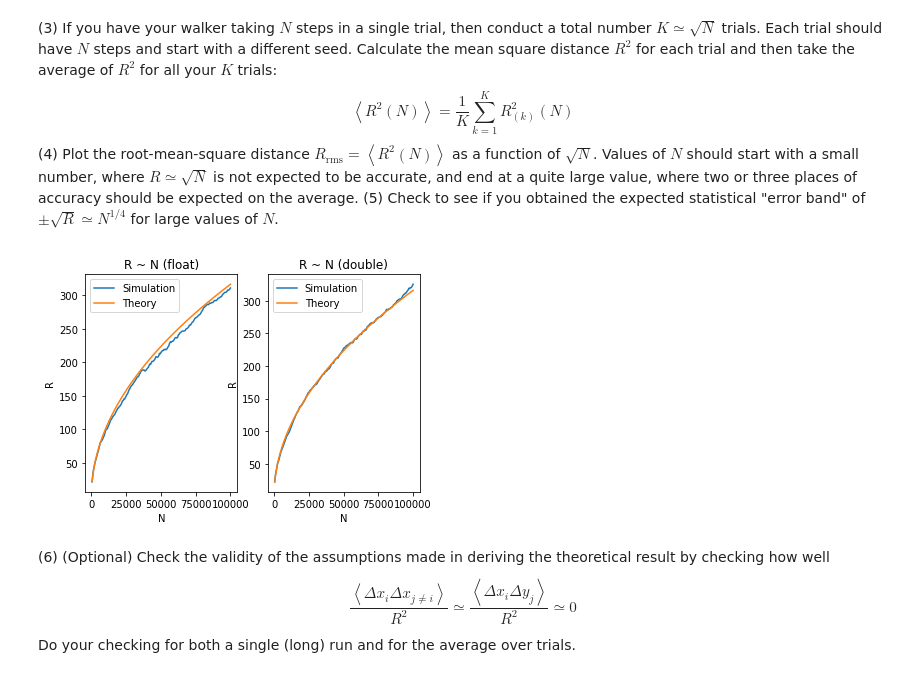
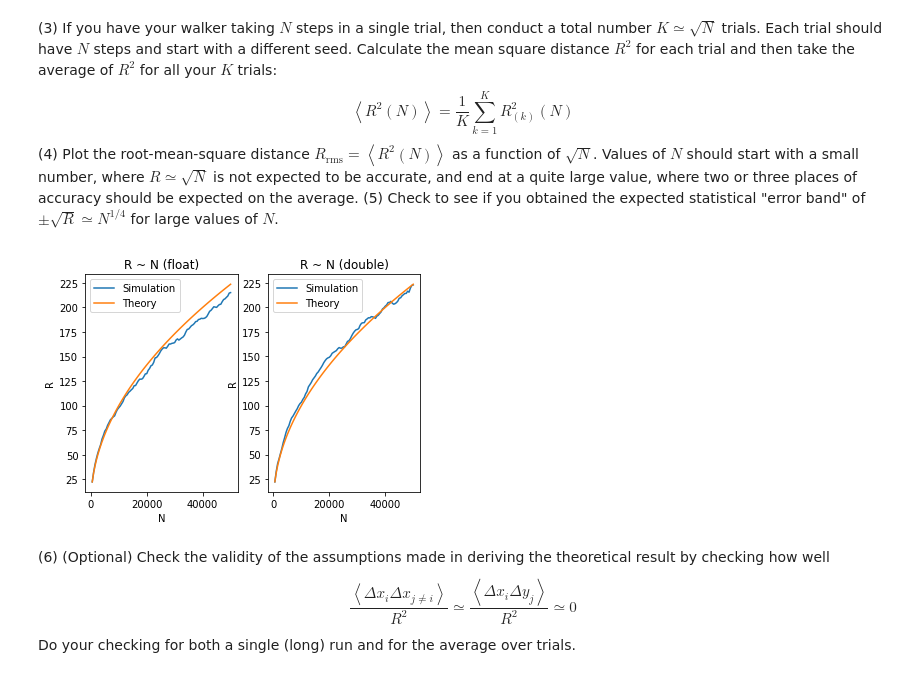
Before and after one commit to Little-old-brother-team/GroupWork, a Jupyter notebook: Week16/Week16.ipynb, the cells around one changed output. Cells and saved outputs as stored; diff of their text form; code cells hidden in the pictures.

```diff
--- a/Week16/Week16.ipynb
+++ b/Week16/Week16.ipynb
@@ -204,35 +204,35 @@ def VarianceSimulator2D(N_start, N_end, N_step, dtype=np.float32):
     return R**(1/2)
 
 
 N_start = 500
 N_step = 500
-N_end = 100000
+N_end = 50000
 exp_num = (N_end - N_start) // N_step + 1
 N_space = np.linspace(N_start, N_end, exp_num)
 
 plt.figure()
 plt.subplot(121)
 R_float = VarianceSimulator2D(N_start, N_end, N_step, np.float32)
 plt.title("R ~ N (float)")
 plt.plot(N_space, R_float, label='Simulation')
 plt.plot(N_space, N_space**(1/2), label='Theory')
 plt.xlabel("N")
 plt.ylabel("R")
 plt.legend()
 
 plt.subplot(122)
 R_double = VarianceSimulator2D(N_start, N_end, N_step, np.float64)
 plt.title("R ~ N (double)")
 plt.plot(N_space, R_double, label='Simulation')
 plt.plot(N_space, N_space**(1/2), label='Theory')
 plt.xlabel("N")
 plt.ylabel("R")
 plt.legend()
 
 plt.show()
 plt.close()
 # %% [output]
-[figure, old version]
+[figure, new version]
 # %% [markdown]
 (6) (Optional) Check the validity of the assumptions made in deriving the theoretical result by checking how well
 $$
```
Also changed, not shown: parts of 1 cell of this notebook, 1 other file.
